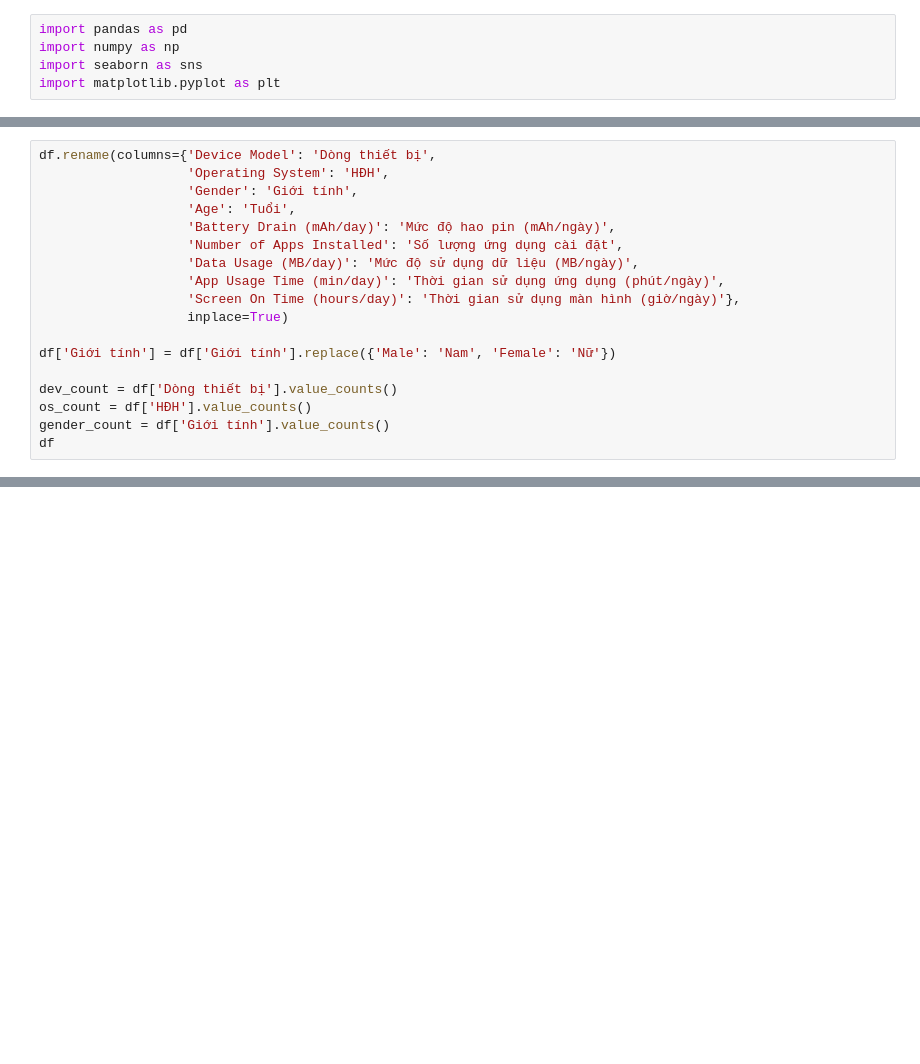
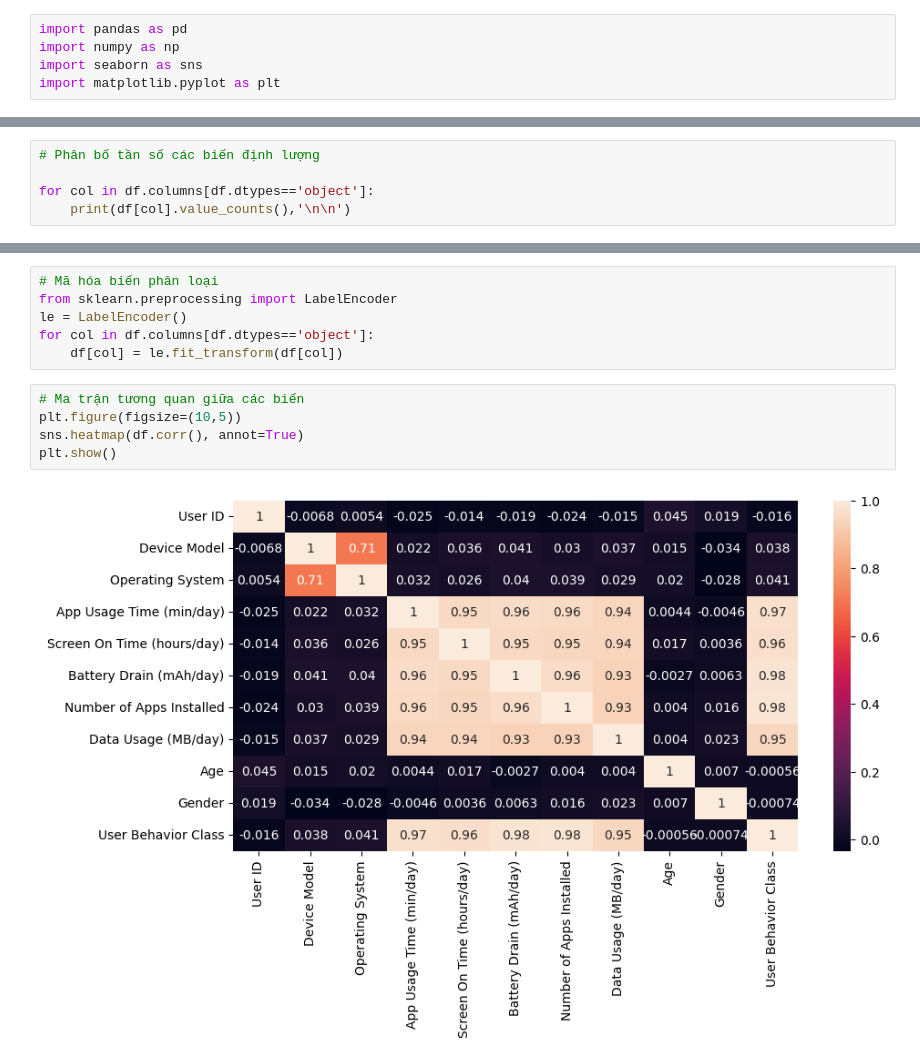
Before and after one commit to pkhanh1103/proj_ml, a Jupyter notebook: data_analysis.ipynb, the cells around one changed output, grey strips where cells are left out. Drawn from its saved outputs; the diff is of its cells as text; blank space fills up the shorter version.

```diff
--- a/data_analysis.ipynb
+++ b/data_analysis.ipynb
@@ -23,18 +15,0 @@ df
-# %%
-df.rename(columns={'Device Model': 'Dòng thiết bị',
-                   'Operating System': 'HĐH',
-                   'Gender': 'Giới tính',
-                   'Age': 'Tuổi',
-                   'Battery Drain (mAh/day)': 'Mức độ hao pin (mAh/ngày)',
-                   'Number of Apps Installed': 'Số lượng ứng dụng cài đặt',
-                   'Data Usage (MB/day)': 'Mức độ sử dụng dữ liệu (MB/ngày)',
-                   'App Usage Time (min/day)': 'Thời gian sử dụng ứng dụng (phút/ngày)',
-                   'Screen On Time (hours/day)': 'Thời gian sử dụng màn hình (giờ/ngày)'},
-                   inplace=True)
-
-df['Giới tính'] = df['Giới tính'].replace({'Male': 'Nam', 'Female': 'Nữ'})
-
-dev_count = df['Dòng thiết bị'].value_counts()
-os_count = df['HĐH'].value_counts()
-gender_count = df['Giới tính'].value_counts()
-df
@@ -137,0 +53,5 @@ plt.show()
+# %%
+# Phân bố tần số các biến định lượng
+
+for col in df.columns[df.dtypes=='object']:
+    print(df[col].value_counts(),'\n\n')
@@ -137,0 +78,13 @@ plt.show()
+# %%
+# Mã hóa biến phân loại
+from sklearn.preprocessing import LabelEncoder
+le = LabelEncoder()
+for col in df.columns[df.dtypes=='object']:
+    df[col] = le.fit_transform(df[col])
+# %%
+# Ma trận tương quan giữa các biến
+plt.figure(figsize=(10,5))
+sns.heatmap(df.corr(), annot=True)
+plt.show()
+# %% [output]
+[figure, added]
```
Also changed, not shown: parts of 15 cells of this notebook, 2 other files.
